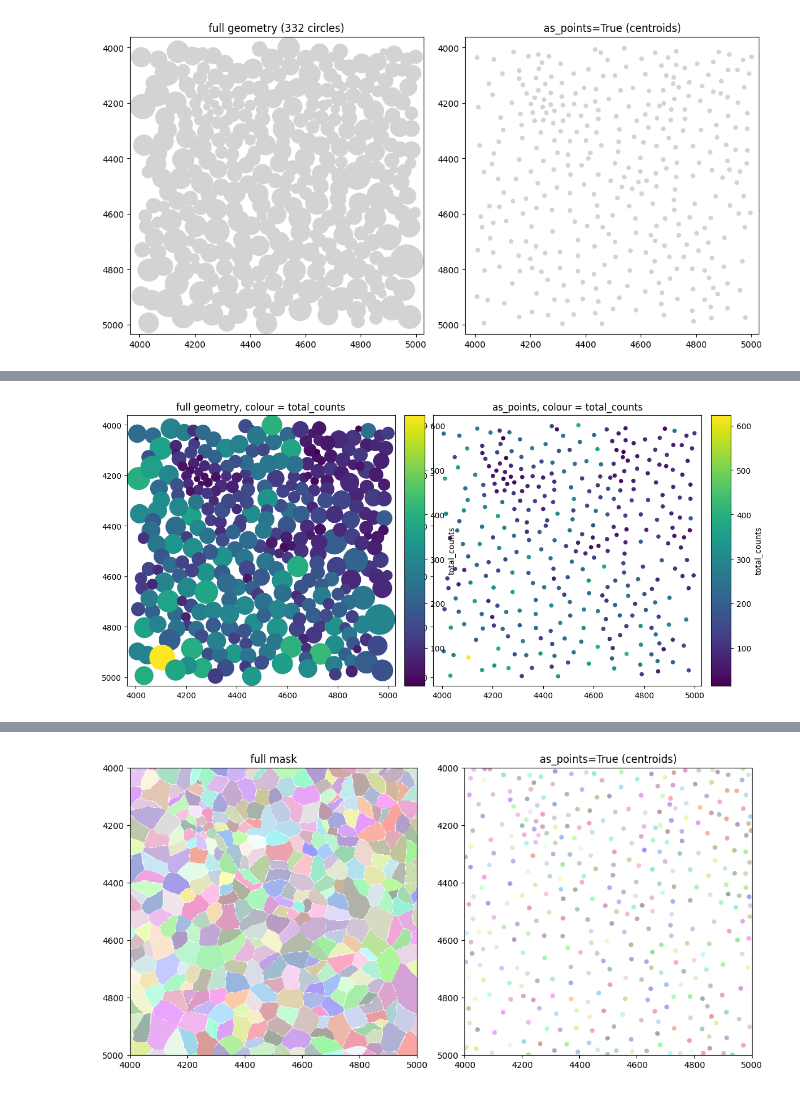
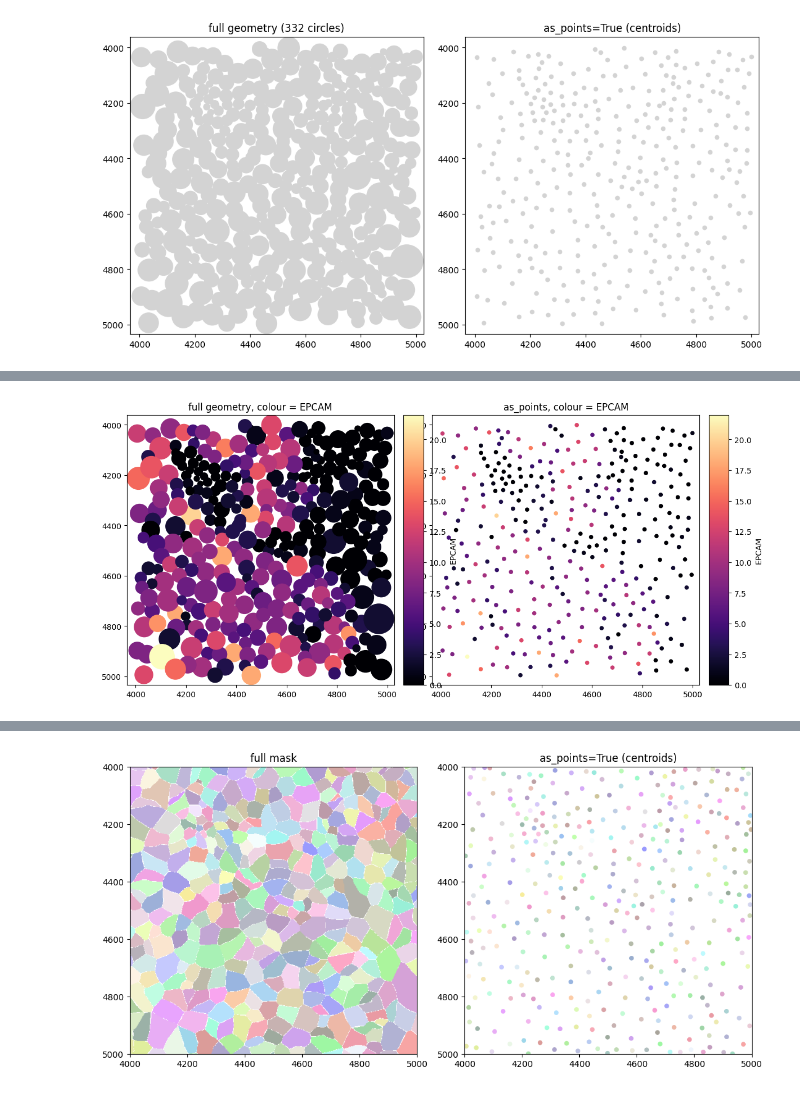
Before and after one commit to scverse/spatialdata-plot-tutorials, a Jupyter notebook: pr-15/_sources/notebooks/tutorials/as_points.ipynb, the cells around one changed output, grey strips where cells are left out. Saved outputs shown, nothing was run; the diff lists cells and outputs as text; code cells hidden in the pictures.

```diff
--- a/pr-15/_sources/notebooks/tutorials/as_points.ipynb
+++ b/pr-15/_sources/notebooks/tutorials/as_points.ipynb
@@ -120,11 +124,11 @@ colourbars all behave identically.
 # %%
 fig, axes = plt.subplots(1, 2, figsize=(11, 5.5))
-crop.pl.render_shapes("cell_circles", color="total_counts", cmap="viridis").pl.show(
-    ax=axes[0], title="full geometry, colour = total_counts"
+crop.pl.render_shapes("cell_circles", color="EPCAM", cmap="magma").pl.show(
+    ax=axes[0], title="full geometry, colour = EPCAM"
 )
 crop.pl.render_shapes(
-    "cell_circles", color="total_counts", cmap="viridis", as_points=True, size=30
-).pl.show(ax=axes[1], title="as_points, colour = total_counts")
+    "cell_circles", color="EPCAM", cmap="magma", as_points=True, size=30
+).pl.show(ax=axes[1], title="as_points, colour = EPCAM")
 fig.tight_layout()
 # %% [output]
-[figure, old version]
+[figure, new version]
```
Also changed, not shown: parts of 21 cells of this notebook, 7 other files.
